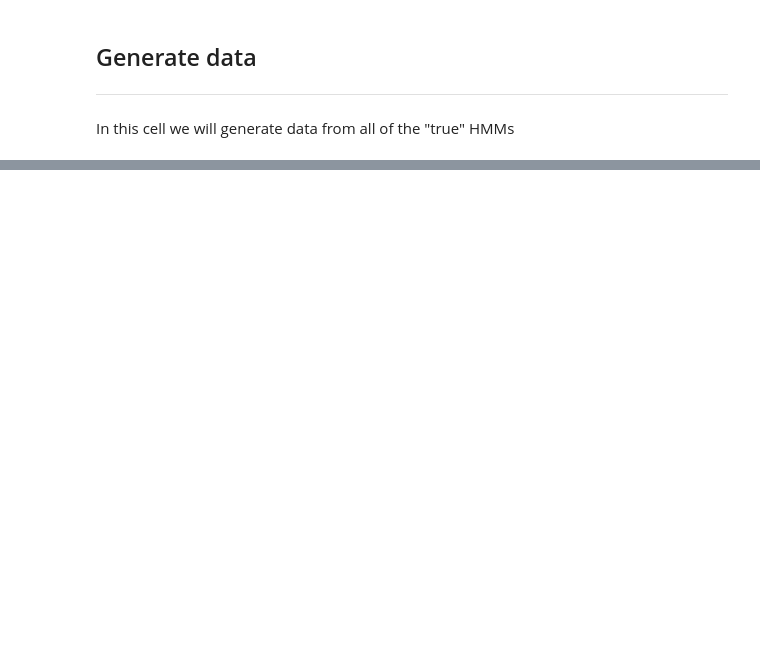
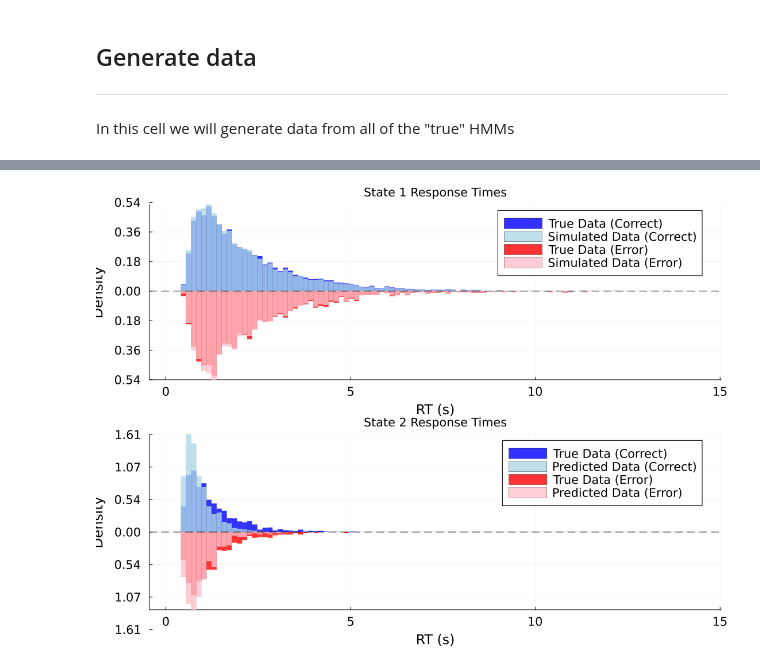
Before and after one commit to rsenne/DriftDiffusionModels.jl, a Jupyter notebook: notebooks/Parameter_Recovery.ipynb, the cells around one changed output, grey strips where cells are left out. Cells and saved outputs as stored; diff of their text form; code cells hidden in the pictures; blank space fills up the shorter version.

```diff
--- a/notebooks/Parameter_Recovery.ipynb
+++ b/notebooks/Parameter_Recovery.ipynb
@@ -151,0 +445,5 @@ end
+# %%
+comb_plot = state_dependent_histogram(true_data, predicted_data)
+# savefig(comb_plot, "../data/hmm_state_dependent_histogram.svg")
+# %% [output]
+[figure, added]
```
Also changed, not shown: parts of 15 cells of this notebook, 4 other files.
